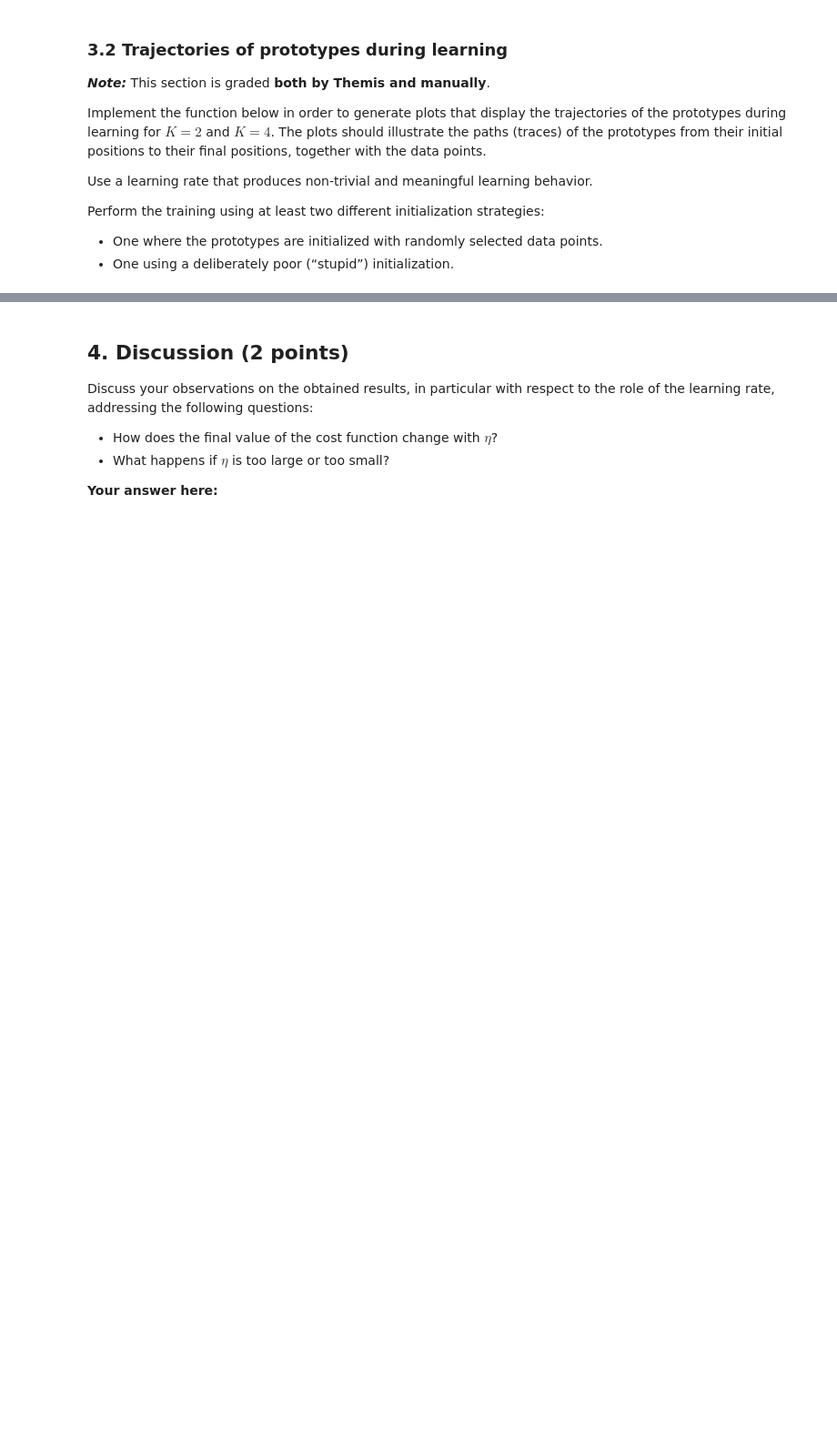
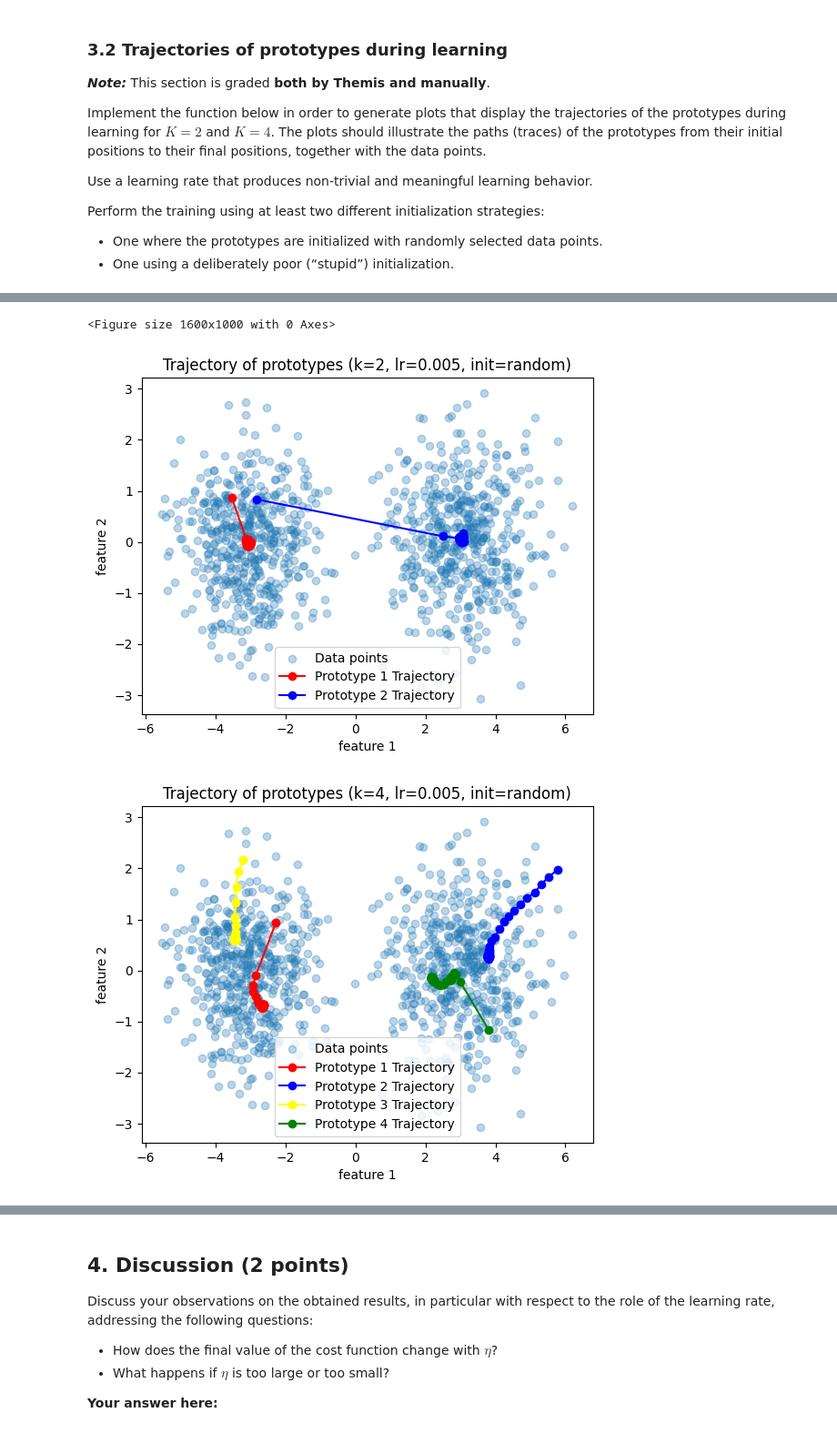
Before and after one commit to TheKingBlue/IntroductionToML, a Jupyter notebook: Assignment3/Assignment3.ipynb, the cells around one changed output, grey strips where cells are left out. Shown at 91% size. Saved outputs shown, nothing was run; the diff lists cells and outputs as text; code cells hidden in the pictures; blank space fills up the shorter version.

```diff
--- a/Assignment3/Assignment3.ipynb
+++ b/Assignment3/Assignment3.ipynb
@@ -239,0 +257,15 @@ def plot_prototype_trajectories(data, num_prototypes, learning_rate, t_max, colo
+# %%
+plt.figure(figsize=(16, 10))
+
+plot_prototype_trajectories(data, num_prototypes=2, learning_rate=0.005, t_max=100, colors=['red', 'blue'], init_type="random")
+plt.show()
+plot_prototype_trajectories(data, num_prototypes=4, learning_rate=0.005, t_max=100, colors=['red', 'blue', 'yellow', 'green'], init_type="random")
+plt.show()
+plot_prototype_trajectories(data, num_prototypes=2, learning_rate=0.005, t_max=100, colors=['red', 'blue'], init_type="stupid")
+plt.show()
+plot_prototype_trajectories(data, num_prototypes=4, learning_rate=0.005, t_max=100, colors=['red', 'blue', 'yellow', 'green'], init_type="stupid")
+plt.show()
+# %% [output]
+<Figure size 1600x1000 with 0 Axes>
+[figure, added]
+[figure, added]
```
Also changed, not shown: parts of 2 cells of this notebook.
